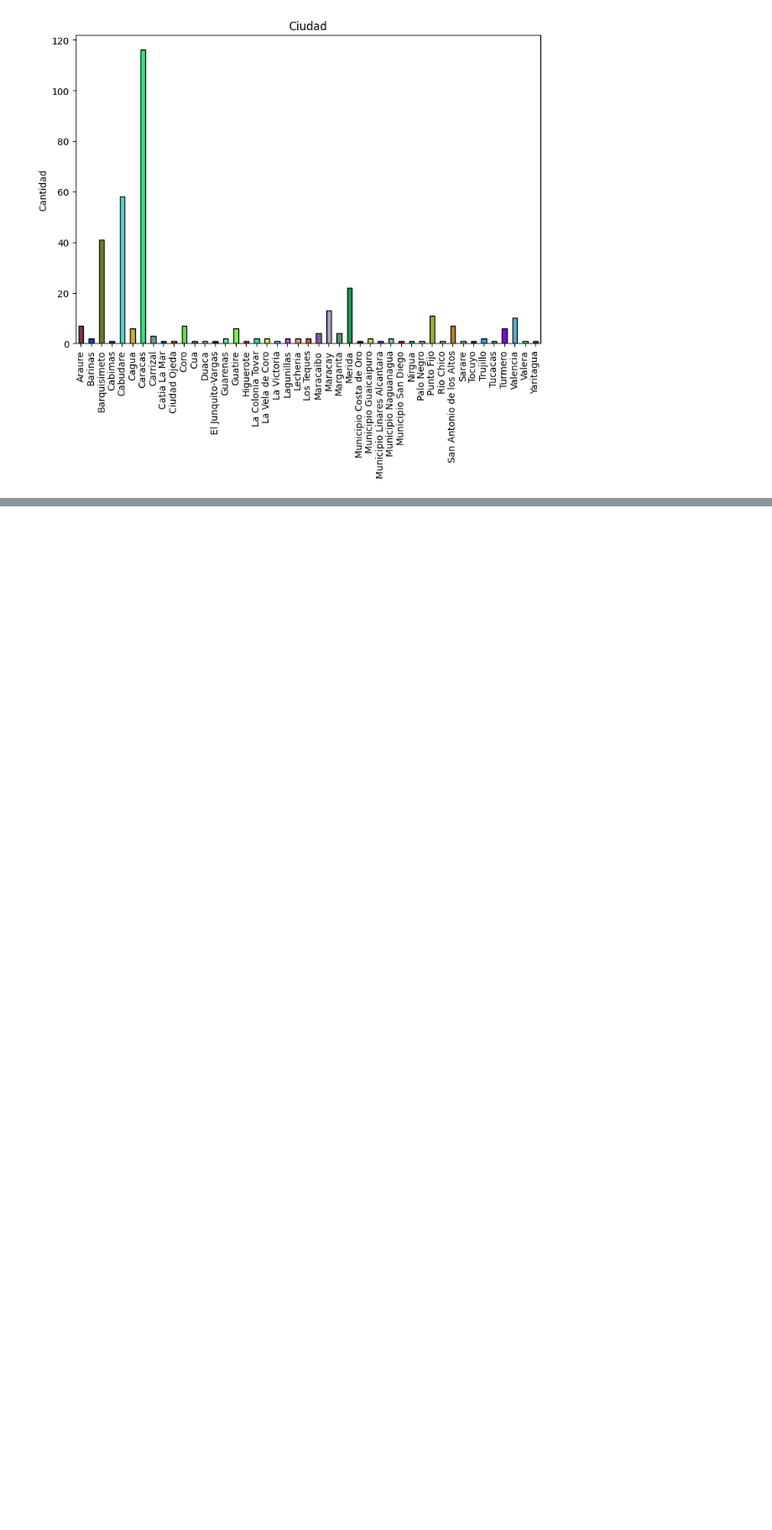
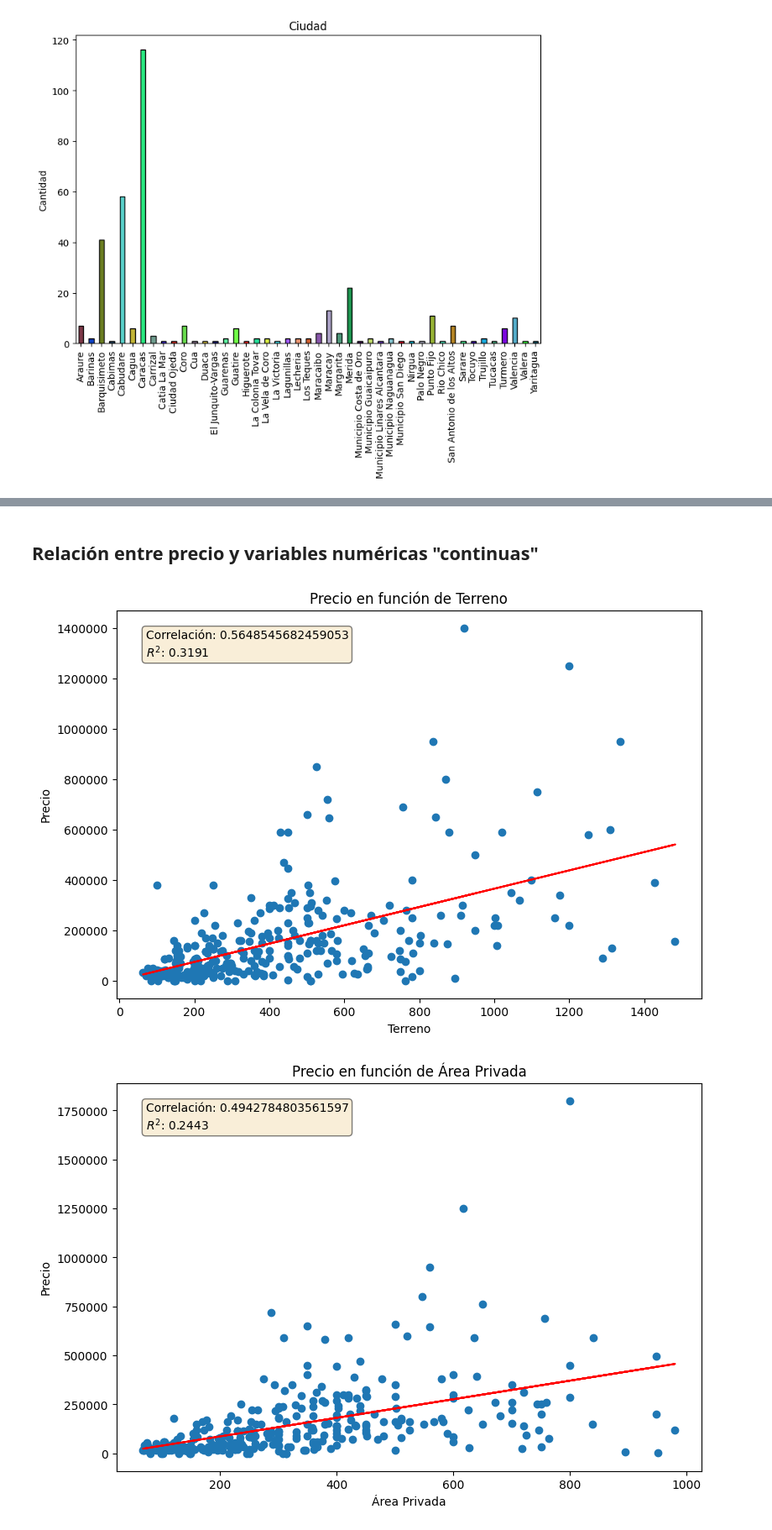
Before and after one commit to jmartinelena/propiedades-venezuela, a Jupyter notebook: data_analysis.ipynb, the cells around one changed output, grey strips where cells are left out. Shown at 84% size. Drawn from its saved outputs; the diff is of its cells as text; code cells hidden in the pictures; blank space fills up the shorter version.

Commit message:
Relaciono graficamente precio y var num continuas

```diff
--- a/data_analysis.ipynb
+++ b/data_analysis.ipynb
@@ -277,0 +282,39 @@ graph_categorical_features(houses, houses_categorical_features)
+# %% [markdown]
+## Relación entre precio y variables numéricas "continuas"
+# %%
+def graph_numeric_relations(df, features):
+    for col in features:
+        fig = plt.figure(figsize=(9,6))
+        ax = fig.gca()
+
+        feature = df[col]
+        df_filtered_for_outliers = df[(feature < feature.quantile(q=0.95)) & (feature > feature.quantile(q=0.01))]
+
+        try:
+            feature = df_filtered_for_outliers[col].astype(int)
+            label = df_filtered_for_outliers['Precio']
+        except pd.errors.IntCastingNaNError:
+            feature = df_filtered_for_outliers[ df_filtered_for_outliers[col].notnull() ][col]
+            label = df_filtered_for_outliers[ df_filtered_for_outliers[col].notnull() ]['Precio']
+
+        corr = feature.corr(label)
+
+        plt.scatter(x=feature, y=label)
+
+        lin_reg = linregress(x=feature, y=label)
+        line = [ lin_reg.slope * xi + lin_reg.intercept for xi in feature ]
+        ax.plot(feature, line, color='red')
+
+        props = dict(boxstyle='round', facecolor='wheat', alpha=0.5)
+        ax.text(0.05, 0.95, f'Correlación: {corr}\n'+r'$R^{2}$'+f': {lin_reg.rvalue**2:.4f}', transform=ax.transAxes, fontsize=10, verticalalignment='top', bbox=props)
+
+        ax.set_xlabel(col)
+        ax.set_ylabel('Precio')
+        ax.ticklabel_format(style='plain')
+        ax.set_title(f'Precio en función de {col}')
+    plt.show()
+# %%
+graph_numeric_relations(houses, ['Terreno', 'Área Privada'])
+# %% [output]
+[figure, added]
+[figure, added]
```
Also changed, not shown: parts of 4 cells of this notebook.
